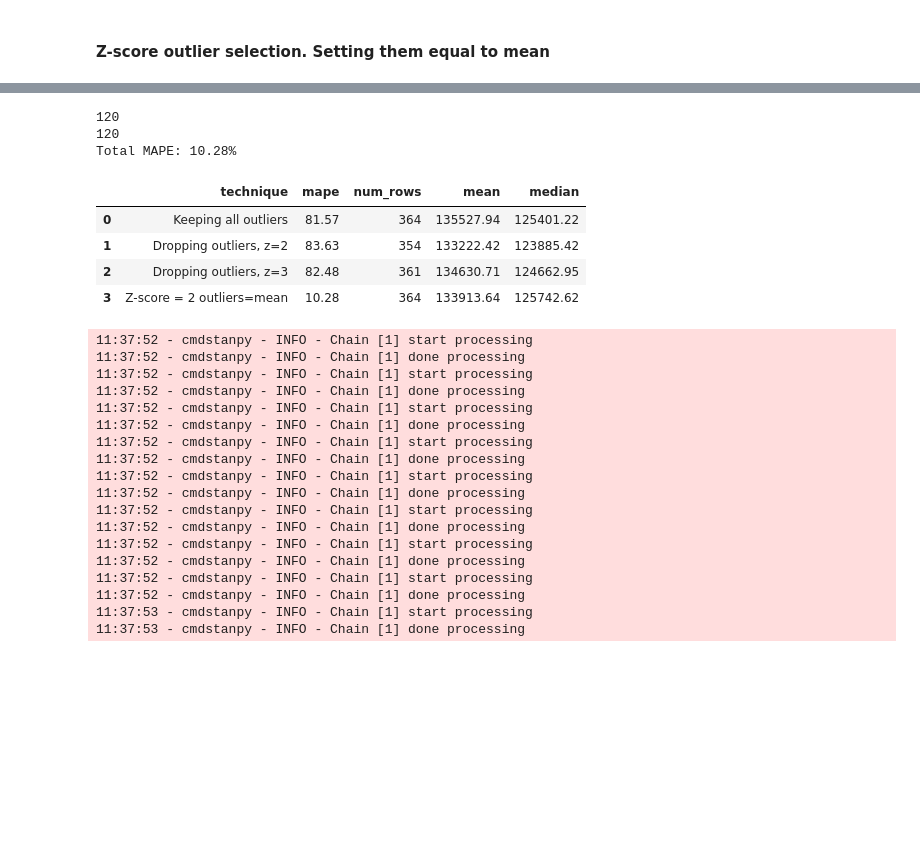
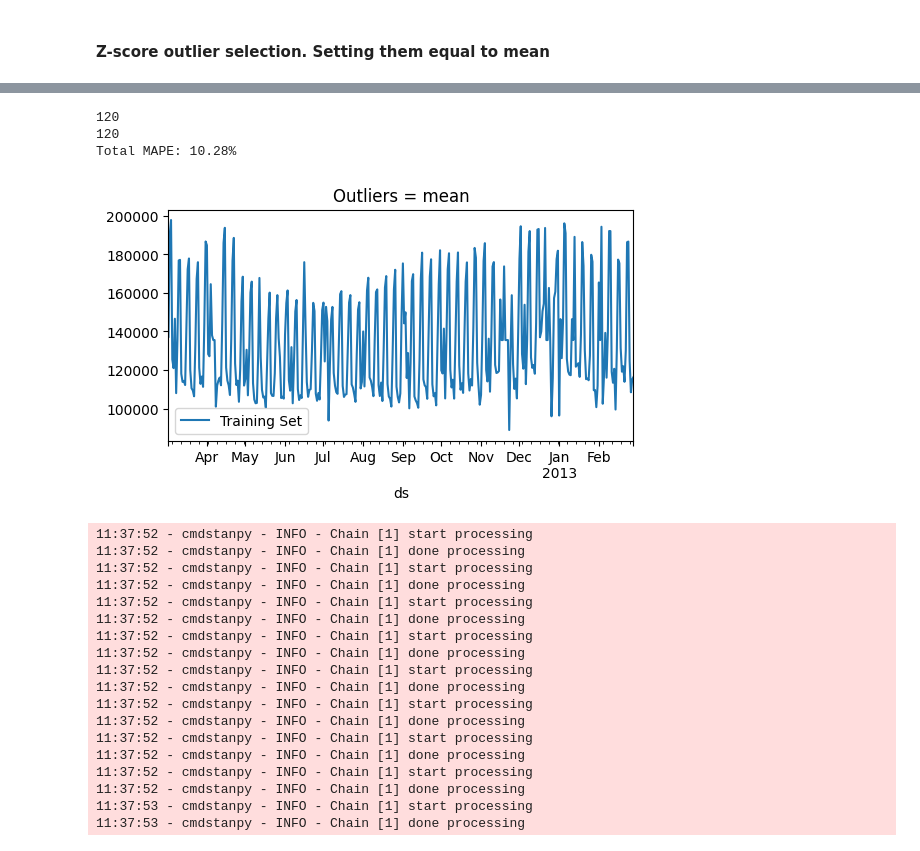
Before and after one commit to MikkelEndresen/time_series_forecasting, a Jupyter notebook: prophet_outlier_comparison.ipynb, the cells around one changed output, grey strips where cells are left out. Cells and saved outputs as stored; diff of their text form; code cells hidden in the pictures; blank space fills up the shorter version.

```diff
--- a/prophet_outlier_comparison.ipynb
+++ b/prophet_outlier_comparison.ipynb
@@ -246,4 +250,5 @@ df_mean_2 = df.copy()
 df_mean_2['y'] = np.where(np.abs(z_scores) > threshold, mean, df_mean_2['y'])
 
 evaluate_technique(df_mean_2, "Z-score = 2 outliers=mean")
+plot_timeseries(df_mean_2, "Outliers = mean")
 # %% [output]
@@ -268,11 +273,7 @@ evaluate_technique(df_mean_2, "Z-score = 2 outliers=mean")
 120
 120
 Total MAPE: 10.28%
-|  | technique | mape | num_rows | mean | median |
-| 0 | Keeping all outliers | 81.57 | 364 | 135527.94 | 125401.22 |
-| 1 | Dropping outliers, z=2 | 83.63 | 354 | 133222.42 | 123885.42 |
-| 2 | Dropping outliers, z=3 | 82.48 | 361 | 134630.71 | 124662.95 |
-| 3 | Z-score = 2 outliers=mean | 10.28 | 364 | 133913.64 | 125742.62 |
+[figure, added]
 # %%
 threshold = 3
 
```
Also changed, not shown: parts of 5 cells of this notebook.
